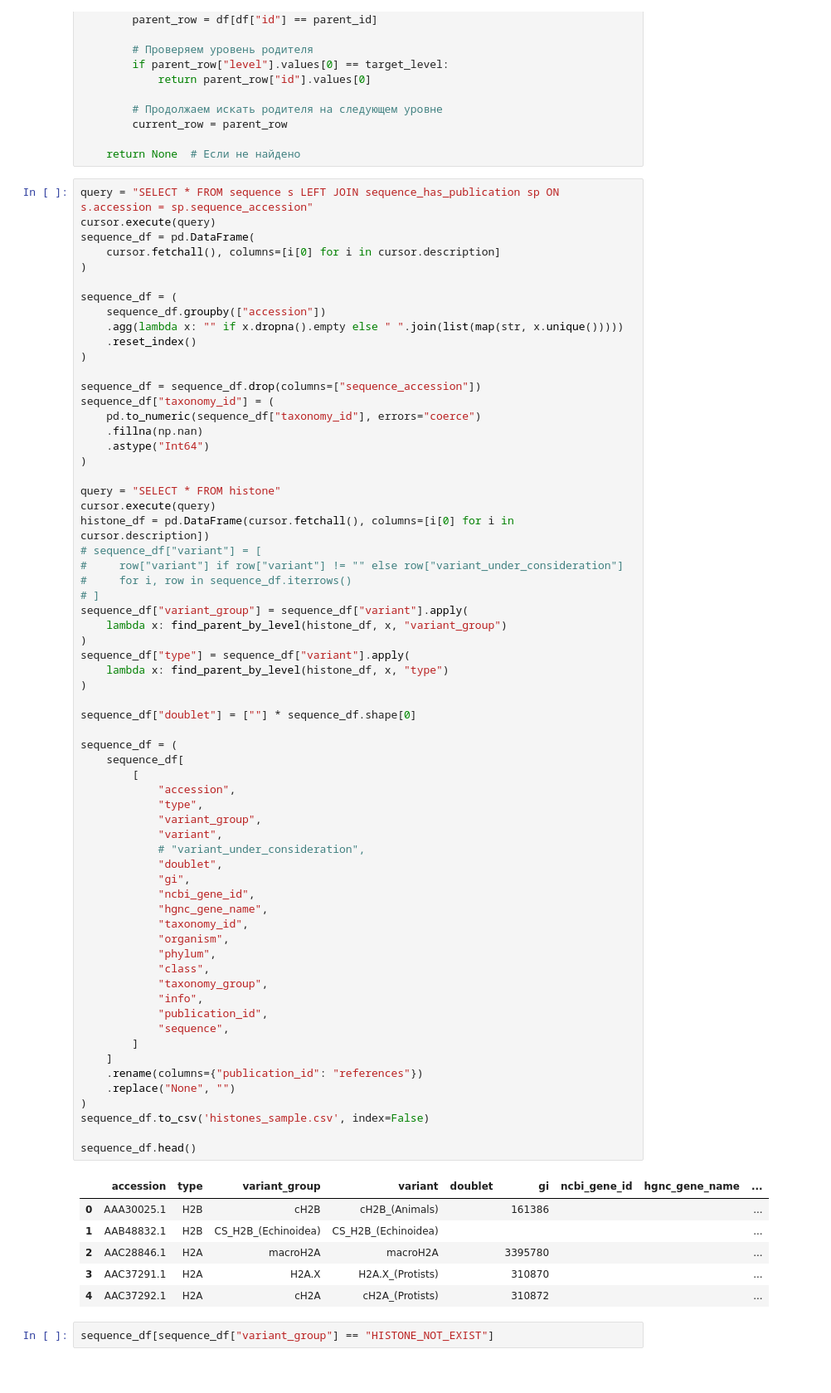
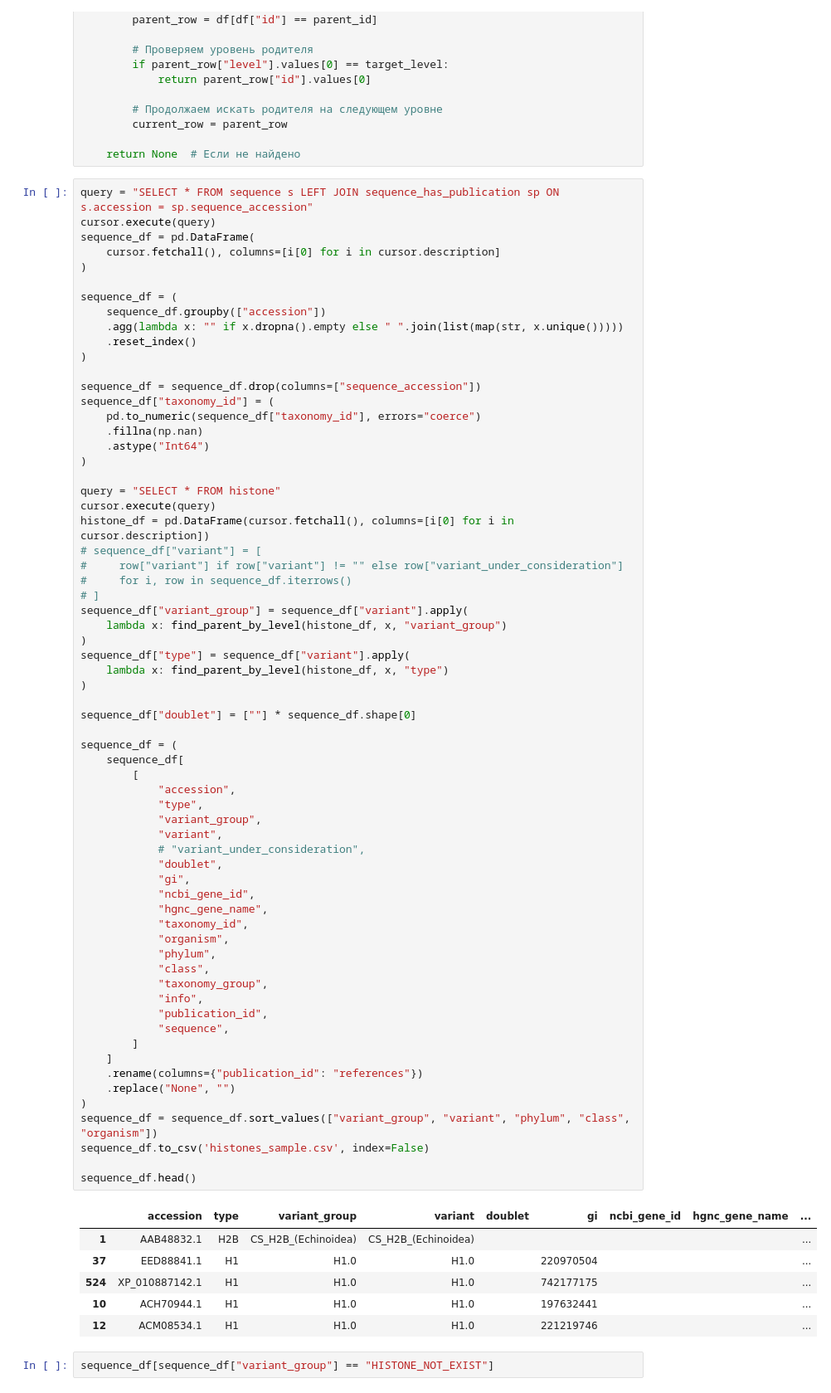
Before and after one commit to intbio/histonedb, a Jupyter notebook: CURATED_SET/curated_service/curatedDB/save_curatedDB_toFiles.ipynb, the cells around one changed output. Shown at 83% size. Saved outputs shown, nothing was run; the diff lists cells and outputs as text.

```diff
--- a/CURATED_SET/curated_service/curatedDB/save_curatedDB_toFiles.ipynb
+++ b/CURATED_SET/curated_service/curatedDB/save_curatedDB_toFiles.ipynb
@@ -764,38 +764,39 @@ sequence_df["doublet"] = [""] * sequence_df.shape[0]
 sequence_df = (
     sequence_df[
         [
             "accession",
             "type",
             "variant_group",
             "variant",
             # "variant_under_consideration",
             "doublet",
             "gi",
             "ncbi_gene_id",
             "hgnc_gene_name",
             "taxonomy_id",
             "organism",
             "phylum",
             "class",
             "taxonomy_group",
             "info",
             "publication_id",
             "sequence",
         ]
     ]
     .rename(columns={"publication_id": "references"})
     .replace("None", "")
 )
+sequence_df = sequence_df.sort_values(["variant_group", "variant", "phylum", "class", "organism"])
 sequence_df.to_csv('histones_sample.csv', index=False)
 
 sequence_df.head()
 # %% [output]
 |  | accession | type | variant_group | variant | doublet | gi | ncbi_gene_id | hgnc_gene_name | ... |
-| 0 | AAA30025.1 | H2B | cH2B | cH2B_(Animals) |  | 161386 |  |  | ... |
 | 1 | AAB48832.1 | H2B | CS_H2B_(Echinoidea) | CS_H2B_(Echinoidea) |  |  |  |  | ... |
-| 2 | AAC28846.1 | H2A | macroH2A | macroH2A |  | 3395780 |  |  | ... |
-| 3 | AAC37291.1 | H2A | H2A.X | H2A.X_(Protists) |  | 310870 |  |  | ... |
-| 4 | AAC37292.1 | H2A | cH2A | cH2A_(Protists) |  | 310872 |  |  | ... |
+| 37 | EED88841.1 | H1 | H1.0 | H1.0 |  | 220970504 |  |  | ... |
+| 524 | XP_010887142.1 | H1 | H1.0 | H1.0 |  | 742177175 |  |  | ... |
+| 10 | ACH70944.1 | H1 | H1.0 | H1.0 |  | 197632441 |  |  | ... |
+| 12 | ACM08534.1 | H1 | H1.0 | H1.0 |  | 221219746 |  |  | ... |
 # %%
 sequence_df[sequence_df["variant_group"] == "HISTONE_NOT_EXIST"]
 # %% [output]
```
Also changed, not shown: parts of 1 cell of this notebook, 4 other files.
